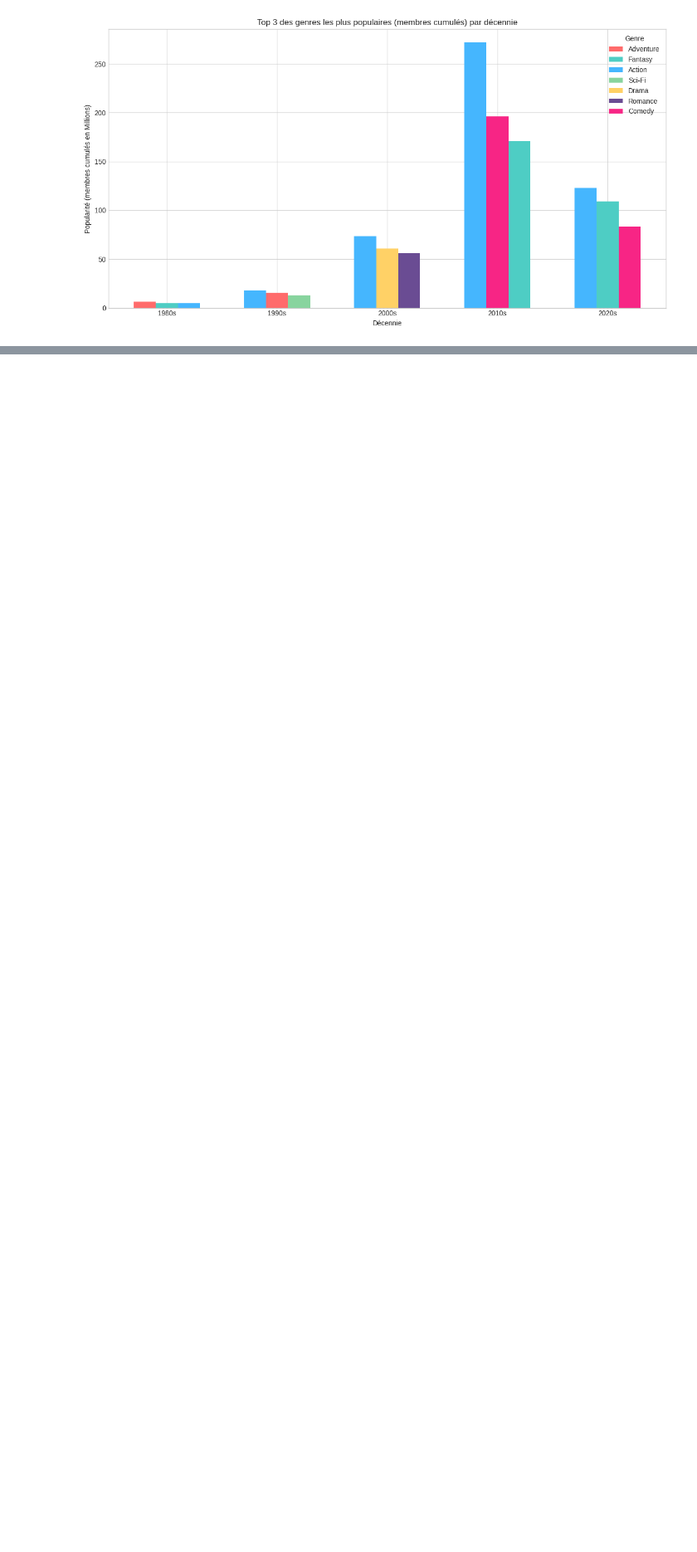
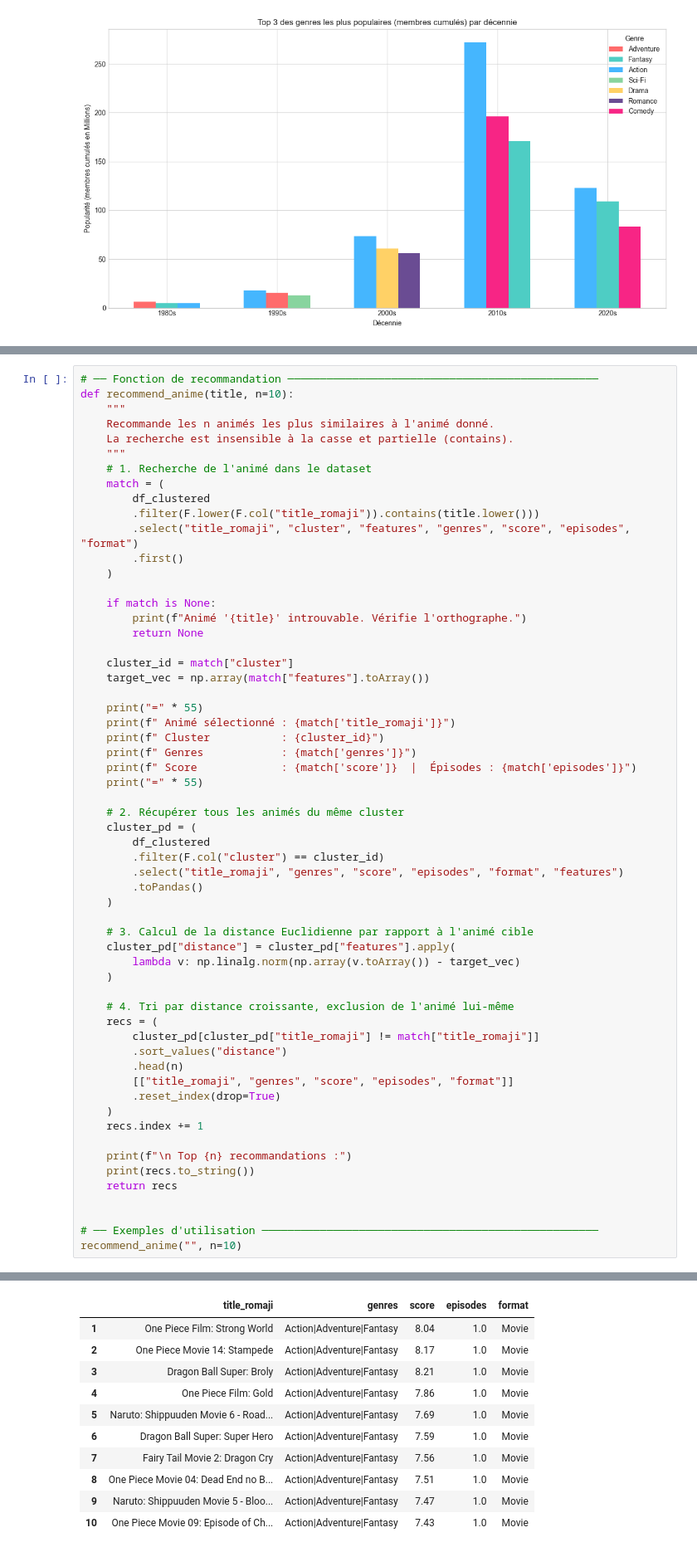
Before and after one commit to Antschw/AnimeTD, a Jupyter notebook: Clean_Anime.ipynb, the cells around one changed output, grey strips where cells are left out. Shown at 83% size. Drawn from its saved outputs; the diff is of its cells as text; blank space fills up the shorter version.

Commit message:
feat: recommendation algorithm

```diff
--- a/Clean_Anime.ipynb
+++ b/Clean_Anime.ipynb
@@ -541,0 +857,60 @@ plt.show()
+# %%
+# ── Fonction de recommandation ────────────────────────────────────────────────
+def recommend_anime(title, n=10):
+    """
+    Recommande les n animés les plus similaires à l'animé donné.
+    La recherche est insensible à la casse et partielle (contains).
+    """
+    # 1. Recherche de l'animé dans le dataset
+    match = (
+        df_clustered
+        .filter(F.lower(F.col("title_romaji")).contains(title.lower()))
+        .select("title_romaji", "cluster", "features", "genres", "score", "episodes", "format")
+        .first()
+    )
+
+    if match is None:
+        print(f"Animé '{title}' introuvable. Vérifie l'orthographe.")
+        return None
+
+    cluster_id = match["cluster"]
+    target_vec = np.array(match["features"].toArray())
+
+    print("=" * 55)
+    print(f" Animé sélectionné : {match['title_romaji']}")
+    print(f" Cluster           : {cluster_id}")
+    print(f" Genres            : {match['genres']}")
+    print(f" Score             : {match['score']}  |  Épisodes : {match['episodes']}")
+    print("=" * 55)
+
+    # 2. Récupérer tous les animés du même cluster
+    cluster_pd = (
+        df_clustered
+        .filter(F.col("cluster") == cluster_id)
+        .select("title_romaji", "genres", "score", "episodes", "format", "features")
+        .toPandas()
+    )
+
+    # 3. Calcul de la distance Euclidienne par rapport à l'animé cible
+    cluster_pd["distance"] = cluster_pd["features"].apply(
+        lambda v: np.linalg.norm(np.array(v.toArray()) - target_vec)
+    )
+
+    # 4. Tri par distance croissante, exclusion de l'animé lui-même
+    recs = (
+        cluster_pd[cluster_pd["title_romaji"] != match["title_romaji"]]
+        .sort_values("distance")
+        .head(n)
+        [["title_romaji", "genres", "score", "episodes", "format"]]
+        .reset_index(drop=True)
+    )
+    recs.index += 1
+
+    print(f"\n Top {n} recommandations :")
+    print(recs.to_string())
+    return recs
+
+
+# ── Exemples d'utilisation ────────────────────────────────────────────────────
+recommend_anime("", n=10)
+# %% [output]
@@ -542,3 +936,14 @@ plt.show()
+|  | title_romaji | genres | score | episodes | format |
+| 1 | One Piece Film: Strong World | Action|Adventure|Fantasy | 8.04 | 1.0 | Movie |
+| 2 | One Piece Movie 14: Stampede | Action|Adventure|Fantasy | 8.17 | 1.0 | Movie |
+| 3 | Dragon Ball Super: Broly | Action|Adventure|Fantasy | 8.21 | 1.0 | Movie |
+| 4 | One Piece Film: Gold | Action|Adventure|Fantasy | 7.86 | 1.0 | Movie |
+| 5 | Naruto: Shippuuden Movie 6 - Road... | Action|Adventure|Fantasy | 7.69 | 1.0 | Movie |
+| 6 | Dragon Ball Super: Super Hero | Action|Adventure|Fantasy | 7.59 | 1.0 | Movie |
+| 7 | Fairy Tail Movie 2: Dragon Cry | Action|Adventure|Fantasy | 7.56 | 1.0 | Movie |
+| 8 | One Piece Movie 04: Dead End no B... | Action|Adventure|Fantasy | 7.51 | 1.0 | Movie |
+| 9 | Naruto: Shippuuden Movie 5 - Bloo... | Action|Adventure|Fantasy | 7.47 | 1.0 | Movie |
+| 10 | One Piece Movie 09: Episode of Ch... | Action|Adventure|Fantasy | 7.43 | 1.0 | Movie |
 # %% [markdown]
 ## Conclusion
 
```
Also changed, not shown: parts of 13 cells of this notebook, 16 other files.
